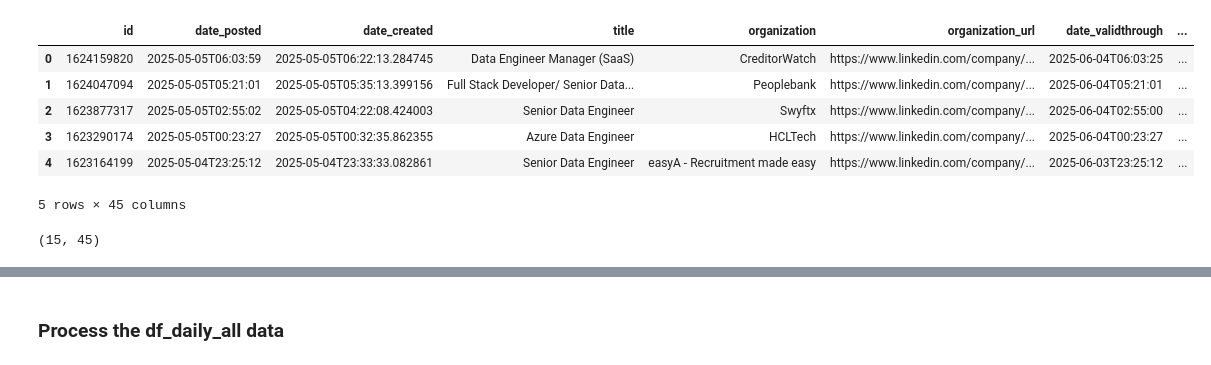
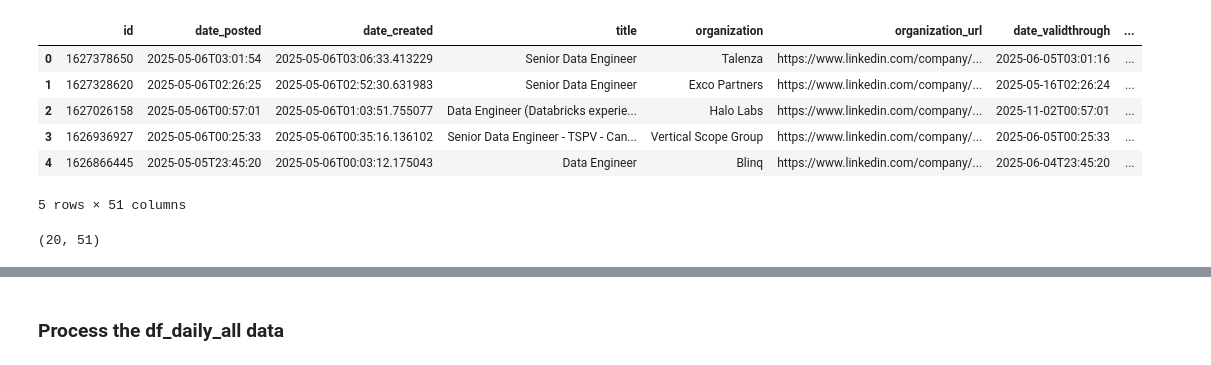
Before and after one commit to nikki099/de_linkedin_etl_project, a Jupyter notebook: src/de_linkedin_etl_project/linkedin_api_data_extraction/linkedin_api_raw_data_process.ipynb, the cells around one changed output, grey strips where cells are left out. Drawn from its saved outputs; the diff is of its cells as text; code cells hidden in the pictures.

```diff
--- a/src/de_linkedin_etl_project/linkedin_api_data_extraction/linkedin_api_raw_data_process.ipynb
+++ b/src/de_linkedin_etl_project/linkedin_api_data_extraction/linkedin_api_raw_data_process.ipynb
@@ -74,15 +74,15 @@ Data Scientist (2, 45)
 Data Analyst (10, 45)
 # %%
-df_daily_all = pd.read_csv('linkedin_jobs_daily.csv')
+# df_daily_all = pd.read_csv('linkedin_jobs_daily.csv')
 df_daily_all.head()
 # %% [output]
 |  | id | date_posted | date_created | title | organization | organization_url | date_validthrough | ... |
-| 0 | 1624159820 | 2025-05-05T06:03:59 | 2025-05-05T06:22:13.284745 | Data Engineer Manager (SaaS) | CreditorWatch | https://www.linkedin.com/company/... | 2025-06-04T06:03:25 | ... |
-| 1 | 1624047094 | 2025-05-05T05:21:01 | 2025-05-05T05:35:13.399156 | Full Stack Developer/ Senior Data... | Peoplebank | https://www.linkedin.com/company/... | 2025-06-04T05:21:01 | ... |
-| 2 | 1623877317 | 2025-05-05T02:55:02 | 2025-05-05T04:22:08.424003 | Senior Data Engineer | Swyftx | https://www.linkedin.com/company/... | 2025-06-04T02:55:00 | ... |
-| 3 | 1623290174 | 2025-05-05T00:23:27 | 2025-05-05T00:32:35.862355 | Azure Data Engineer | HCLTech | https://www.linkedin.com/company/... | 2025-06-04T00:23:27 | ... |
-| 4 | 1623164199 | 2025-05-04T23:25:12 | 2025-05-04T23:33:33.082861 | Senior Data Engineer | easyA - Recruitment made easy | https://www.linkedin.com/company/... | 2025-06-03T23:25:12 | ... |
+| 0 | 1627378650 | 2025-05-06T03:01:54 | 2025-05-06T03:06:33.413229 | Senior Data Engineer | Talenza | https://www.linkedin.com/company/... | 2025-06-05T03:01:16 | ... |
+| 1 | 1627328620 | 2025-05-06T02:26:25 | 2025-05-06T02:52:30.631983 | Senior Data Engineer | Exco Partners | https://www.linkedin.com/company/... | 2025-05-16T02:26:24 | ... |
+| 2 | 1627026158 | 2025-05-06T00:57:01 | 2025-05-06T01:03:51.755077 | Data Engineer (Databricks experie... | Halo Labs | https://www.linkedin.com/company/... | 2025-11-02T00:57:01 | ... |
+| 3 | 1626936927 | 2025-05-06T00:25:33 | 2025-05-06T00:35:16.136102 | Senior Data Engineer - TSPV - Can... | Vertical Scope Group | https://www.linkedin.com/company/... | 2025-06-05T00:25:33 | ... |
+| 4 | 1626866445 | 2025-05-05T23:45:20 | 2025-05-06T00:03:12.175043 | Data Engineer | Blinq | https://www.linkedin.com/company/... | 2025-06-04T23:45:20 | ... |
-5 rows × 45 columns
+5 rows × 51 columns
 # %%
 def get_clean_data_jobs(df_daily_all):
      pattern=re.compile(r'\bData Engineer\b|\bData Scientist\b|\bData Analyst\b' , re.IGNORECASE)
@@ -92,7 +92,7 @@ def get_clean_data_jobs(df_daily_all):
 df_daily_all = get_clean_data_jobs(df_daily_all)
 df_daily_all.shape
 # %% [output]
-(15, 45)
+(20, 51)
 # %%
 df_daily_all.to_csv('linkedin_jobs_daily.csv', index=False)
 # %%
```
Also changed, not shown: parts of 13 cells of this notebook.
